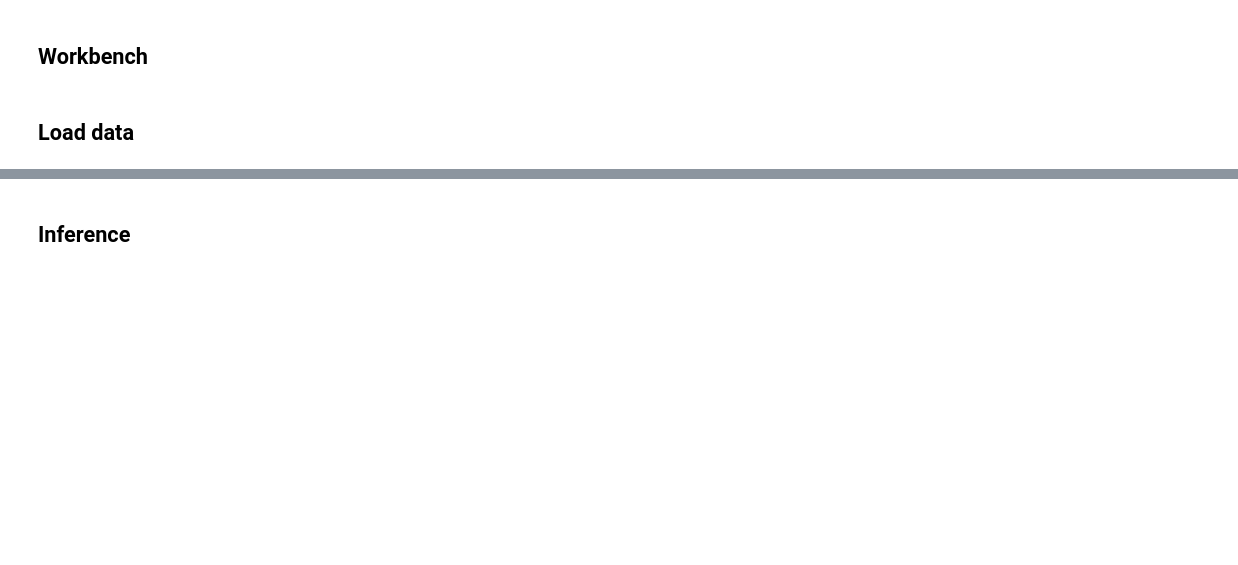
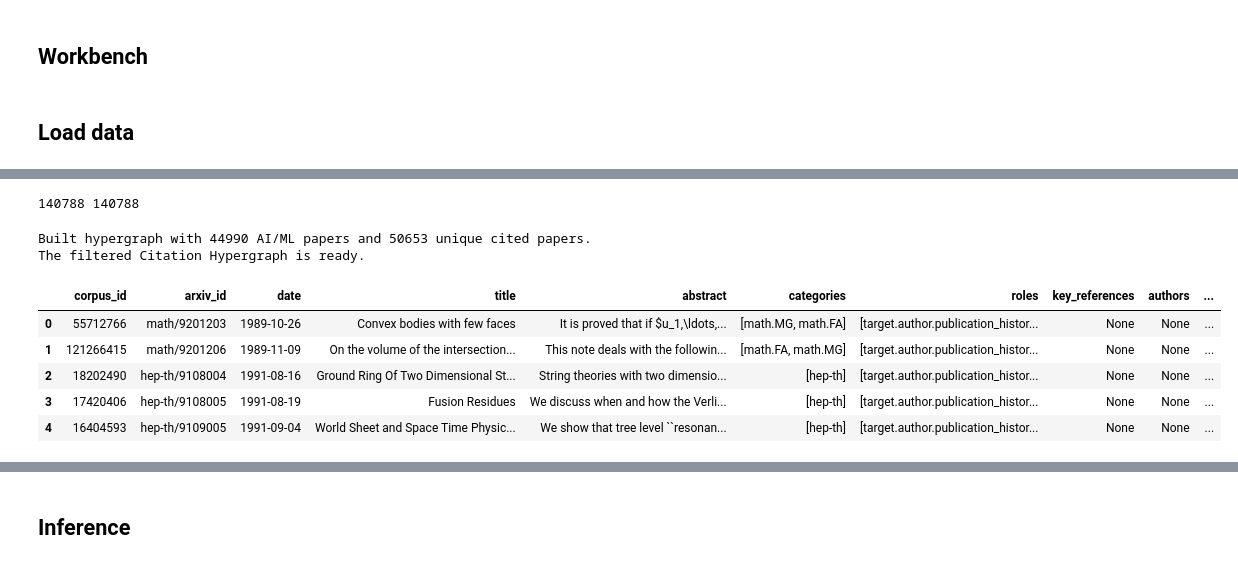
Before and after one commit to yuanjiayiy/hyper-novelty, a Jupyter notebook: estimate_model_cs_conference.ipynb, the cells around one changed output, grey strips where cells are left out. Drawn from its saved outputs; the diff is of its cells as text; code cells hidden in the pictures; blank space fills up the shorter version.

```diff
--- a/estimate_model_cs_conference.ipynb
+++ b/estimate_model_cs_conference.ipynb
@@ -137,0 +140,14 @@ G.shape
+# %%
+# Do a Truncated SVD dimension reduction for df_filtered['specter2_embed'] to retrieve the top 100 basis?
+from sklearn.decomposition import TruncatedSVD
+
+emb_matrix = np.array(df_filtered['specter2_embed'].tolist(), dtype=np.float32)
+
+n_components = 100
+svd = TruncatedSVD(n_components=n_components, random_state=42)
+emb_reduced = svd.fit_transform(emb_matrix)
+
+df_filtered['specter2_embed_100'] = list(emb_reduced)
+basis_top100 = svd.components_  # shape (100, 768)
+
+print(f"Explained variance ratio (top 100): {svd.explained_variance_ratio_.sum():.4f}")
@@ -137,0 +187,29 @@ G.shape
+# %%
+print(len(rows), len(cols))
+# %% [output]
+140788 140788
+# %%
+if len(rows) > 0:
+    print(f"Built hypergraph with {len(paper_id_to_id)} AI/ML papers and {len(cited_paper_to_id)} unique cited papers.")
+
+    with open('../Data/cs_journals.pkl', 'wb') as f:
+        pickle.dump((rows, cols), f, protocol=pickle.HIGHEST_PROTOCOL)
+
+    with open('../Data/cs_paper_dates.pkl', 'wb') as f:
+        pickle.dump(np.array(paper_dates_list), f, protocol=pickle.HIGHEST_PROTOCOL)
+
+    print("The filtered Citation Hypergraph is ready.")
+else:
+    print("No valid citations found.")
+
+
+df.head()
+# %% [output]
+Built hypergraph with 44990 AI/ML papers and 50653 unique cited papers.
+The filtered Citation Hypergraph is ready.
+|  | corpus_id | arxiv_id | date | title | abstract | categories | roles | key_references | authors | ... |
+| 0 | 55712766 | math/9201203 | 1989-10-26 | Convex bodies with few faces | It is proved that if $u_1,\ldots,... | [math.MG, math.FA] | [target.author.publication_histor... | None | None | ... |
+| 1 | 121266415 | math/9201206 | 1989-11-09 | On the volume of the intersection... | This note deals with the followin... | [math.FA, math.MG] | [target.author.publication_histor... | None | None | ... |
+| 2 | 18202490 | hep-th/9108004 | 1991-08-16 | Ground Ring Of Two Dimensional St... | String theories with two dimensio... | [hep-th] | [target.author.publication_histor... | None | None | ... |
+| 3 | 17420406 | hep-th/9108005 | 1991-08-19 | Fusion Residues | We discuss when and how the Verli... | [hep-th] | [target.author.publication_histor... | None | None | ... |
+| 4 | 16404593 | hep-th/9109005 | 1991-09-04 | World Sheet and Space Time Physic... | We show that tree level ``resonan... | [hep-th] | [target.author.publication_histor... | None | None | ... |
```
Also changed, not shown: parts of 8 cells of this notebook, 4 other files.
